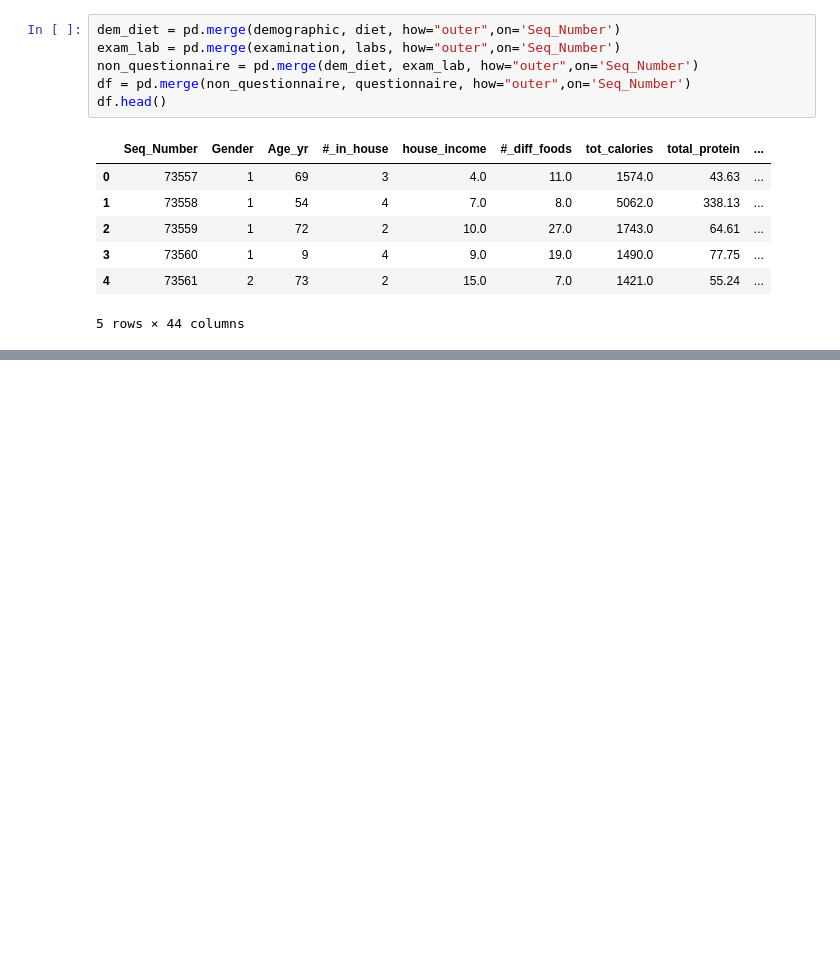
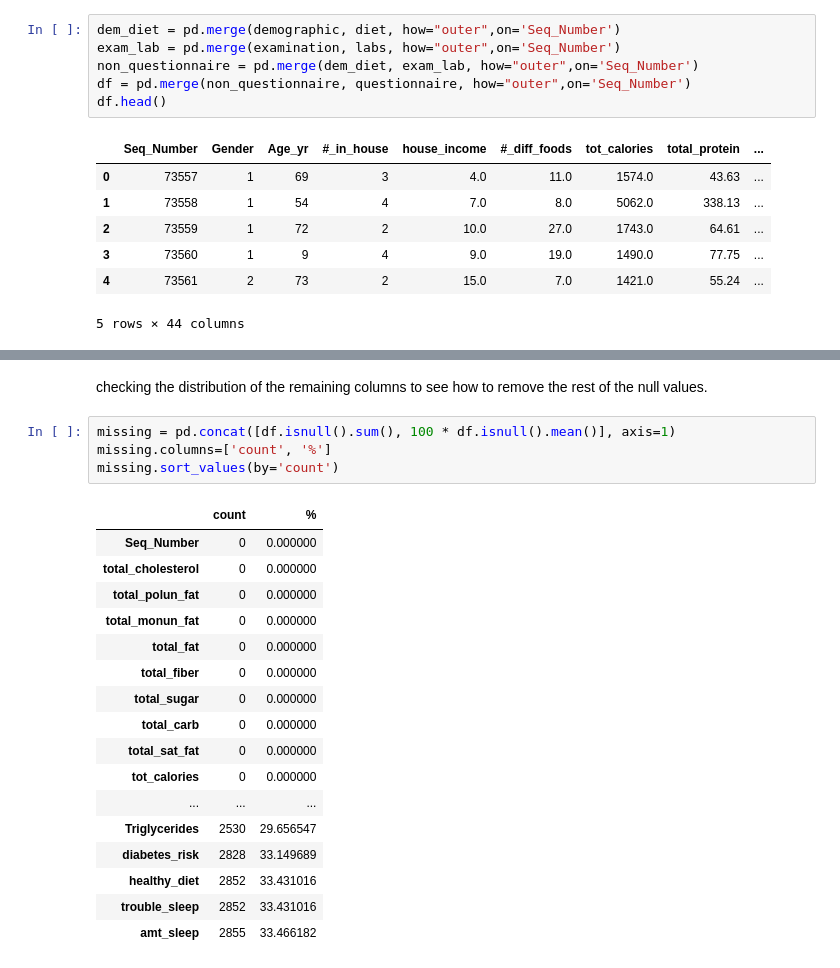
Before and after one commit to KnudsenNathan/SpringBoard, a Jupyter notebook: Capstone_2_Data_Wrangle.ipynb, the cells around one changed output, grey strips where cells are left out. Cells and saved outputs as stored; diff of their text form; blank space fills up the shorter version.

```diff
--- a/Capstone_2_Data_Wrangle.ipynb
+++ b/Capstone_2_Data_Wrangle.ipynb
@@ -200,3 +188,27 @@ null_set_zero(df, set_zeroes)
+# %% [markdown]
+checking the distribution of the remaining columns to see how to remove the rest of the null values.
+# %%
+missing = pd.concat([df.isnull().sum(), 100 * df.isnull().mean()], axis=1)
+missing.columns=['count', '%']
+missing.sort_values(by='count')
+# %% [output]
+|  | count | % |
+| Seq_Number | 0 | 0.000000 |
+| total_cholesterol | 0 | 0.000000 |
+| total_polun_fat | 0 | 0.000000 |
+| total_monun_fat | 0 | 0.000000 |
+| total_fat | 0 | 0.000000 |
+| total_fiber | 0 | 0.000000 |
+| total_sugar | 0 | 0.000000 |
+| total_carb | 0 | 0.000000 |
+| total_sat_fat | 0 | 0.000000 |
+| tot_calories | 0 | 0.000000 |
+| ... | ... | ... |
+| Triglycerides | 2530 | 29.656547 |
+| diabetes_risk | 2828 | 33.149689 |
+| healthy_diet | 2852 | 33.431016 |
+| trouble_sleep | 2852 | 33.431016 |
+| amt_sleep | 2855 | 33.466182 |
 # %%
 df.hist(figsize=(15,10))
 plt.subplots_adjust(hspace=0.5)
```
Also changed, not shown: parts of 29 cells of this notebook.
